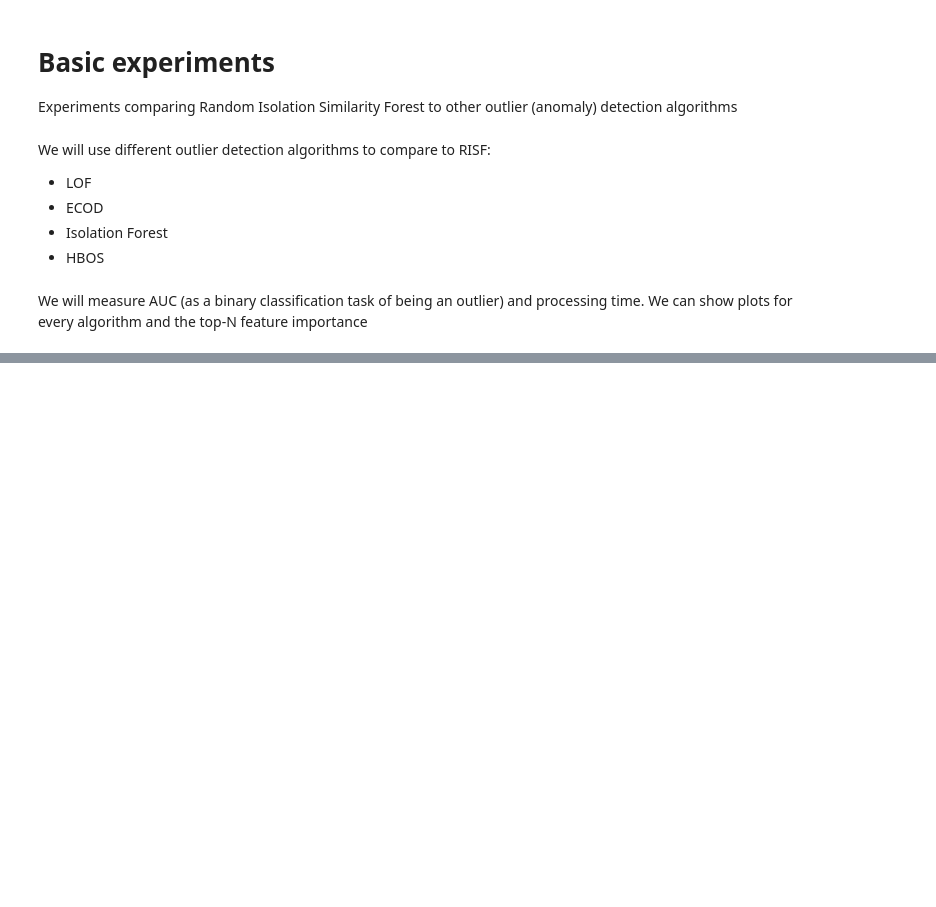
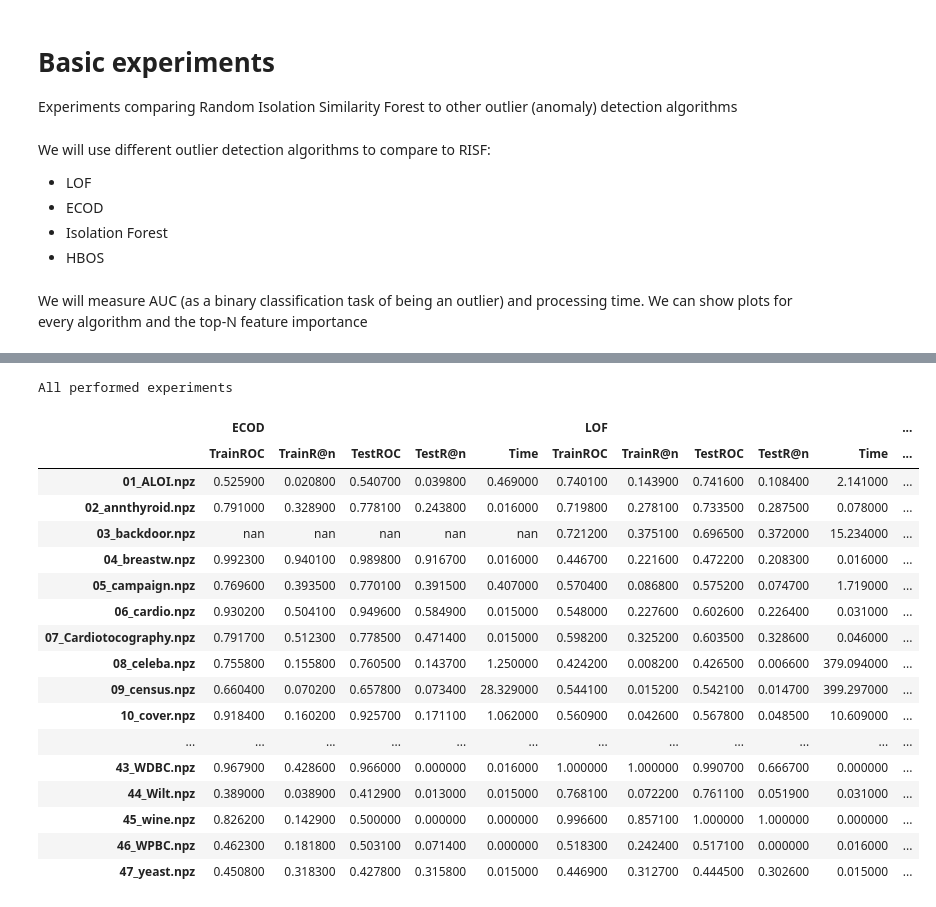
Before and after one commit to SebChw/RSIF, a Jupyter notebook: notebooks/experiment_basic.ipynb, the cells around one changed output, grey strips where cells are left out. Saved outputs shown, nothing was run; the diff lists cells and outputs as text; code cells hidden in the pictures; blank space fills up the shorter version.

```diff
--- a/notebooks/experiment_basic.ipynb
+++ b/notebooks/experiment_basic.ipynb
@@ -204,2 +94,43 @@ df.to_csv('../results/numerical.csv')
+# %%
+multiTable = df.copy()
+
+for name in clfs_names:
+    multiTable[[(name, 'TrainROC'),
+        (name, 'TrainR@n'),
+        (name, 'TestROC'),
+        (name, 'TestR@n'),
+        (name, 'Time')]
+        ] = pd.DataFrame(multiTable[name].to_list(), index=multiTable.index)
+
+multiTable= multiTable.drop(['ECOD', 'HBOS', 'IForest', 'LOF'], axis=1)
+multiTable.columns = pd.MultiIndex.from_tuples(multiTable.columns)
+multiTable = multiTable.style.set_caption('All performed experiments').set_table_styles([{
+    'selector': 'caption',
+    'props': [
+        ('font-size', '16px'),
+        ('font-weight', 'bold')
+    ]
+}])
+multiTable
+# %% [output]
+All performed experiments
+|  | ECOD |  |  |  |  | LOF |  |  |  |  | ... |
+|  | TrainROC | TrainR@n | TestROC | TestR@n | Time | TrainROC | TrainR@n | TestROC | TestR@n | Time | ... |
+| 01_ALOI.npz | 0.525900 | 0.020800 | 0.540700 | 0.039800 | 0.469000 | 0.740100 | 0.143900 | 0.741600 | 0.108400 | 2.141000 | ... |
+| 02_annthyroid.npz | 0.791000 | 0.328900 | 0.778100 | 0.243800 | 0.016000 | 0.719800 | 0.278100 | 0.733500 | 0.287500 | 0.078000 | ... |
+| 03_backdoor.npz | nan | nan | nan | nan | nan | 0.721200 | 0.375100 | 0.696500 | 0.372000 | 15.234000 | ... |
+| 04_breastw.npz | 0.992300 | 0.940100 | 0.989800 | 0.916700 | 0.016000 | 0.446700 | 0.221600 | 0.472200 | 0.208300 | 0.016000 | ... |
+| 05_campaign.npz | 0.769600 | 0.393500 | 0.770100 | 0.391500 | 0.407000 | 0.570400 | 0.086800 | 0.575200 | 0.074700 | 1.719000 | ... |
+| 06_cardio.npz | 0.930200 | 0.504100 | 0.949600 | 0.584900 | 0.015000 | 0.548000 | 0.227600 | 0.602600 | 0.226400 | 0.031000 | ... |
+| 07_Cardiotocography.npz | 0.791700 | 0.512300 | 0.778500 | 0.471400 | 0.015000 | 0.598200 | 0.325200 | 0.603500 | 0.328600 | 0.046000 | ... |
+| 08_celeba.npz | 0.755800 | 0.155800 | 0.760500 | 0.143700 | 1.250000 | 0.424200 | 0.008200 | 0.426500 | 0.006600 | 379.094000 | ... |
+| 09_census.npz | 0.660400 | 0.070200 | 0.657800 | 0.073400 | 28.329000 | 0.544100 | 0.015200 | 0.542100 | 0.014700 | 399.297000 | ... |
+| 10_cover.npz | 0.918400 | 0.160200 | 0.925700 | 0.171100 | 1.062000 | 0.560900 | 0.042600 | 0.567800 | 0.048500 | 10.609000 | ... |
+| ... | ... | ... | ... | ... | ... | ... | ... | ... | ... | ... | ... |
+| 43_WDBC.npz | 0.967900 | 0.428600 | 0.966000 | 0.000000 | 0.016000 | 1.000000 | 1.000000 | 0.990700 | 0.666700 | 0.000000 | ... |
+| 44_Wilt.npz | 0.389000 | 0.038900 | 0.412900 | 0.013000 | 0.015000 | 0.768100 | 0.072200 | 0.761100 | 0.051900 | 0.031000 | ... |
+| 45_wine.npz | 0.826200 | 0.142900 | 0.500000 | 0.000000 | 0.000000 | 0.996600 | 0.857100 | 1.000000 | 1.000000 | 0.000000 | ... |
+| 46_WPBC.npz | 0.462300 | 0.181800 | 0.503100 | 0.071400 | 0.000000 | 0.518300 | 0.242400 | 0.517100 | 0.000000 | 0.016000 | ... |
+| 47_yeast.npz | 0.450800 | 0.318300 | 0.427800 | 0.315800 | 0.015000 | 0.446900 | 0.312700 | 0.444500 | 0.302600 | 0.015000 | ... |
 # %%
 times = df.apply(lambda x: x.str[4])
```
Also changed, not shown: parts of 16 cells of this notebook, 11 other files.
